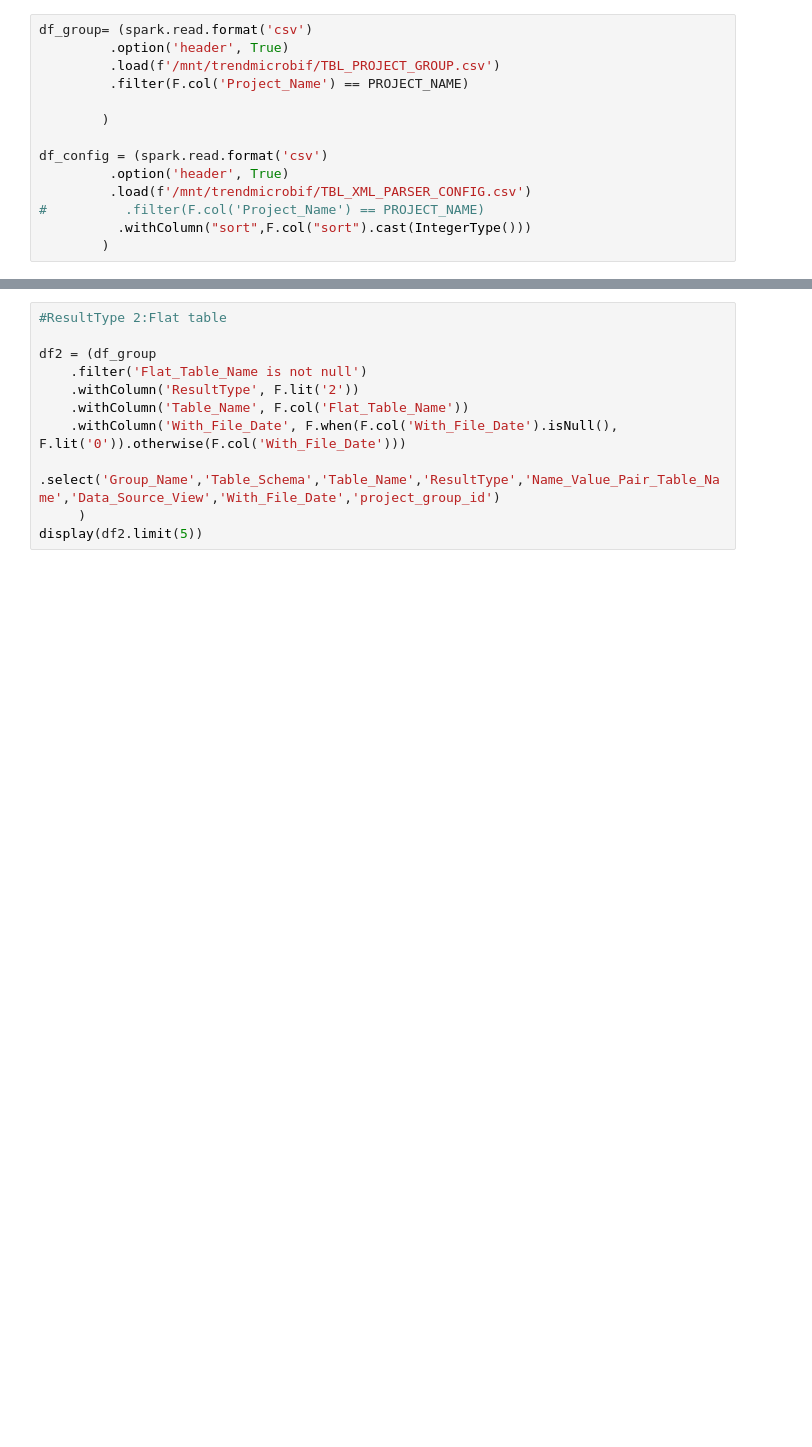
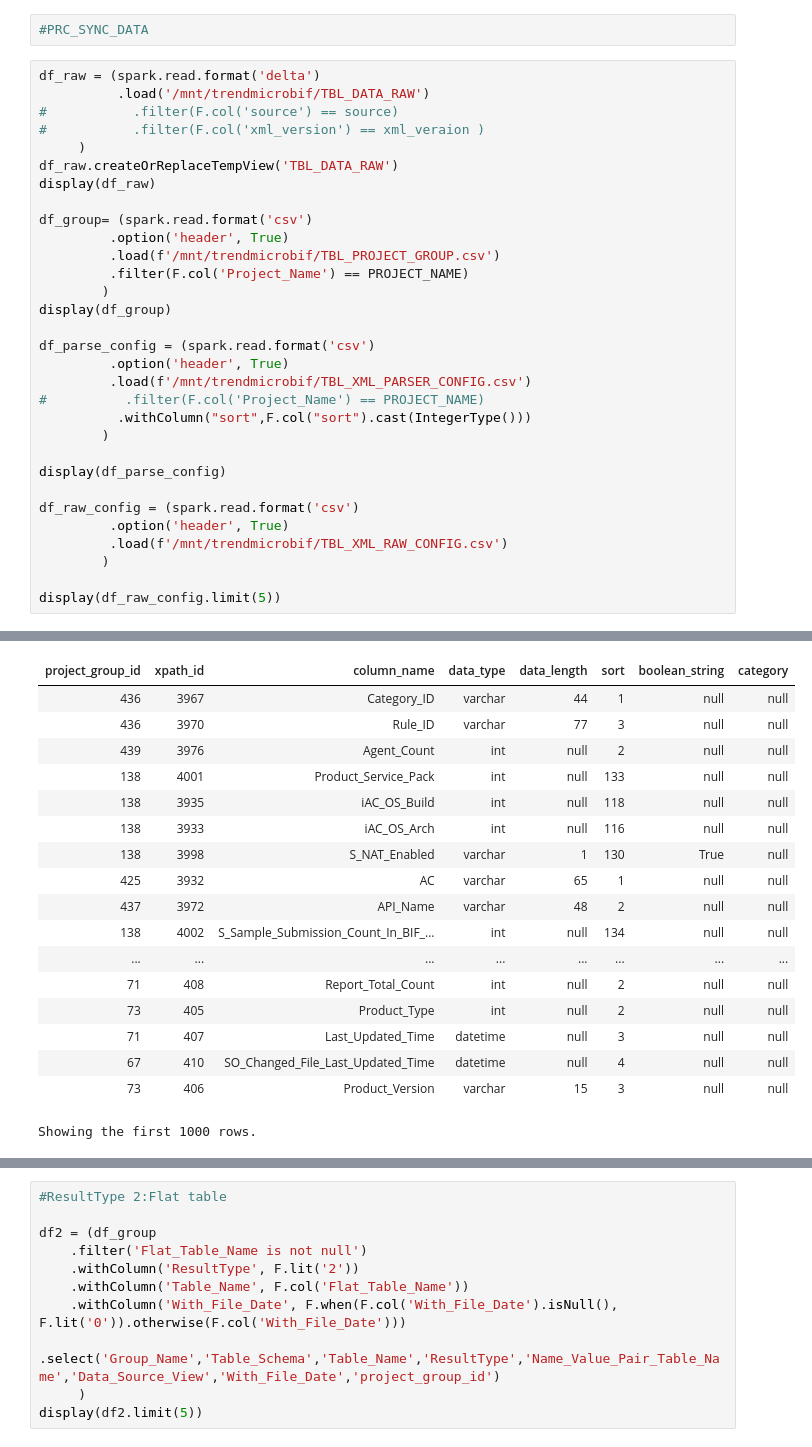
Before and after one commit to a93701011/bifconnect, a Jupyter notebook: databricks/bif-connect-parse-data.ipynb, the cells around one changed output, grey strips where cells are left out. Cells and saved outputs as stored; diff of their text form; blank space fills up the shorter version.

```diff
--- a/databricks/bif-connect-parse-data.ipynb
+++ b/databricks/bif-connect-parse-data.ipynb
@@ -87,15 +18,34 @@ display(df_raw)
+# %%
+#PRC_SYNC_DATA
 # %%
+df_raw = (spark.read.format('delta')
+          .load('/mnt/trendmicrobif/TBL_DATA_RAW')
+#           .filter(F.col('source') == source)
+#           .filter(F.col('xml_version') == xml_veraion )
+     )
+df_raw.createOrReplaceTempView('TBL_DATA_RAW')
+display(df_raw)
+
 df_group= (spark.read.format('csv')
          .option('header', True)
          .load(f'/mnt/trendmicrobif/TBL_PROJECT_GROUP.csv')
          .filter(F.col('Project_Name') == PROJECT_NAME)
+        )
+display(df_group)
 
-        )
-
-df_config = (spark.read.format('csv')
+df_parse_config = (spark.read.format('csv')
          .option('header', True)
          .load(f'/mnt/trendmicrobif/TBL_XML_PARSER_CONFIG.csv')
 #          .filter(F.col('Project_Name') == PROJECT_NAME)
           .withColumn("sort",F.col("sort").cast(IntegerType()))
         )
+
+display(df_parse_config)
+
+df_raw_config = (spark.read.format('csv')
+         .option('header', True)
+         .load(f'/mnt/trendmicrobif/TBL_XML_RAW_CONFIG.csv')
+        )
+
+display(df_raw_config.limit(5))
 # %% [output]
@@ -103,2 +80,20 @@ df_config = (spark.read.format('csv')
+| project_group_id | xpath_id | column_name | data_type | data_length | sort | boolean_string | category |
+| 436 | 3967 | Category_ID | varchar | 44 | 1 | null | null |
+| 436 | 3970 | Rule_ID | varchar | 77 | 3 | null | null |
+| 439 | 3976 | Agent_Count | int | null | 2 | null | null |
+| 138 | 4001 | Product_Service_Pack | int | null | 133 | null | null |
+| 138 | 3935 | iAC_OS_Build | int | null | 118 | null | null |
+| 138 | 3933 | iAC_OS_Arch | int | null | 116 | null | null |
+| 138 | 3998 | S_NAT_Enabled | varchar | 1 | 130 | True | null |
+| 425 | 3932 | AC | varchar | 65 | 1 | null | null |
+| 437 | 3972 | API_Name | varchar | 48 | 2 | null | null |
+| 138 | 4002 | S_Sample_Submission_Count_In_BIF_... | int | null | 134 | null | null |
+| ... | ... | ... | ... | ... | ... | ... | ... |
+| 71 | 408 | Report_Total_Count | int | null | 2 | null | null |
+| 73 | 405 | Product_Type | int | null | 2 | null | null |
+| 71 | 407 | Last_Updated_Time | datetime | null | 3 | null | null |
+| 67 | 410 | SO_Changed_File_Last_Updated_Time | datetime | null | 4 | null | null |
+| 73 | 406 | Product_Version | varchar | 15 | 3 | null | null |
+Showing the first 1000 rows.
 # %%
 #ResultType 1:Name/Value Pair
```
Also changed, not shown: parts of 30 cells of this notebook, 1 other file.
